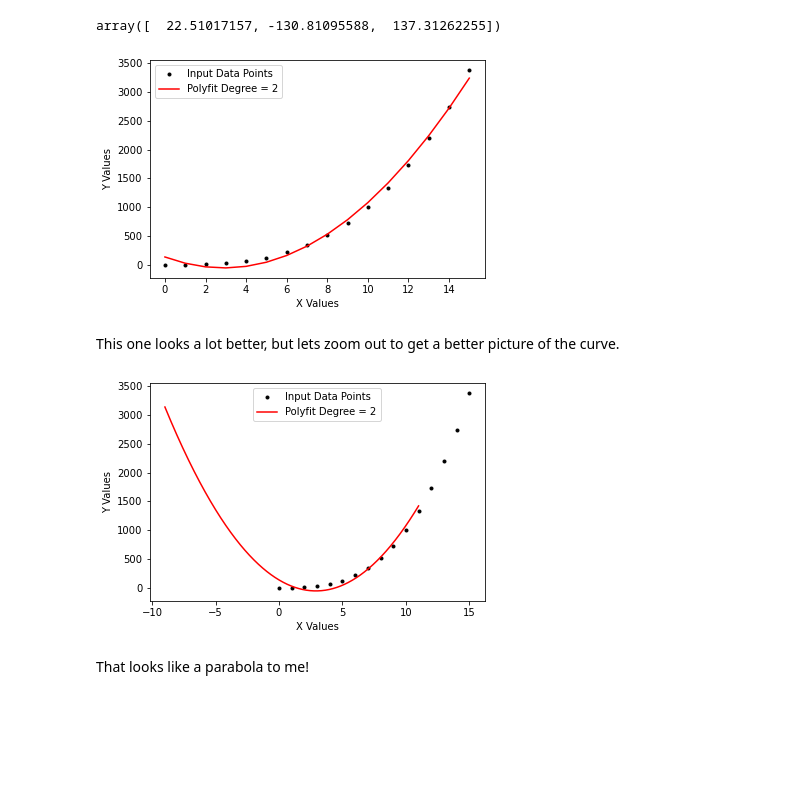
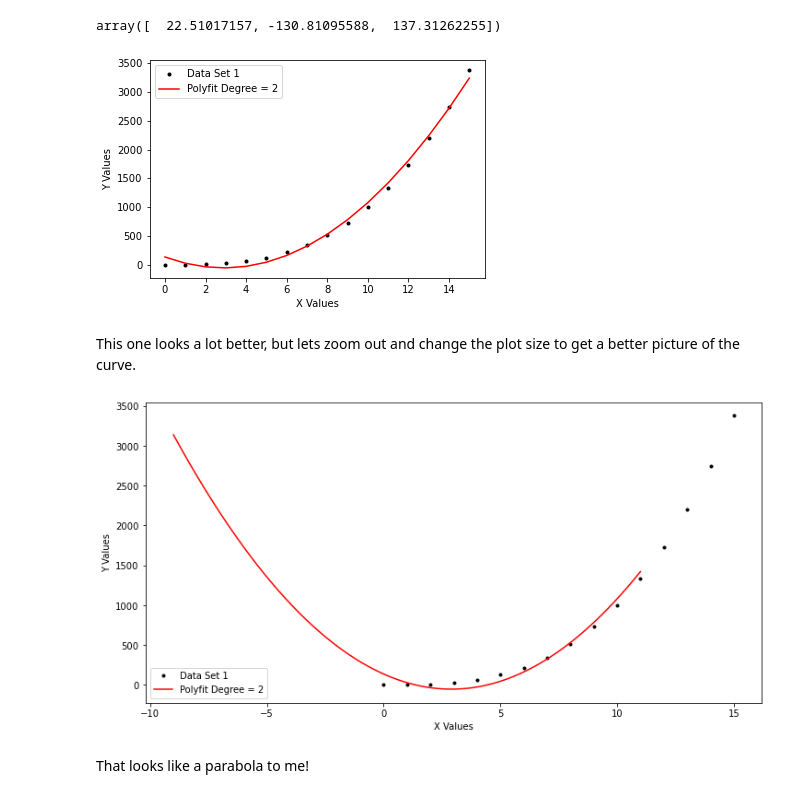
Before and after one commit to G00398258/machinelearningstats-portfolio, a Jupyter notebook: Exercises/03-parameters-exercises.ipynb, the cells around one changed output. Cells and saved outputs as stored; diff of their text form; code cells hidden in the pictures; blank space fills up the shorter version.

Commit message:
Finished first attempt at plotting data set 2 for this week's exercise

```diff
--- a/Exercises/03-parameters-exercises.ipynb
+++ b/Exercises/03-parameters-exercises.ipynb
@@ -69,7 +82,7 @@ params
 array([  22.51017157, -130.81095588,  137.31262255])
 # %%
 # Plotting x vs parameters on x using polyval (degree of 2)
-plt.plot(x, y, 'k.', label='Input Data Points')
+plt.plot(x, y, 'k.', label='Data Set 1')
 plt.plot(x, np.polyval(params, x), 'r-', label='Polyfit Degree = 2')
 
 # Adding axis labels and legend
@@ -80,26 +93,33 @@ plt.legend()
 # Show the plot
 plt.show()
 # %% [output]
-[figure, old version]
+[figure, new version]
 # %% [markdown]
-This one looks a lot better, but lets zoom out to get a better picture of the curve.
+This one looks a lot better, but lets zoom out and change the plot size to get a better picture of the curve.
 # %%
 # Temporary x values
 xtmp = np.linspace(-9.0, 11.0, 1000)
 
+"""
 # Plotting x vs parameters on x using polyval (degree of 2)
-plt.plot(x, y, 'k.', label='Input Data Points')
+plt.plot(x, y, 'k.', label='Data Set 1')
 plt.plot(xtmp, np.polyval(params, xtmp), 'r-', label='Polyfit Degree = 2')
+"""
+
+fig, ax = plt.subplots(figsize=(12,6))
+
+ax.plot(x, y, 'k.', label='Data Set 1')
+ax.plot(xtmp, np.polyval(params, xtmp), 'r-', label='Polyfit Degree = 2')
 
 # Adding axis labels and legend
 plt.xlabel('X Values')
 plt.ylabel('Y Values')
 plt.legend()
 
 # Show the plot
 plt.show()
 # %% [output]
-[figure, old version]
+[figure, new version]
 # %% [markdown]
 That looks like a parabola to me!
 # %% [markdown]
```
Also changed, not shown: parts of 26 cells of this notebook.
